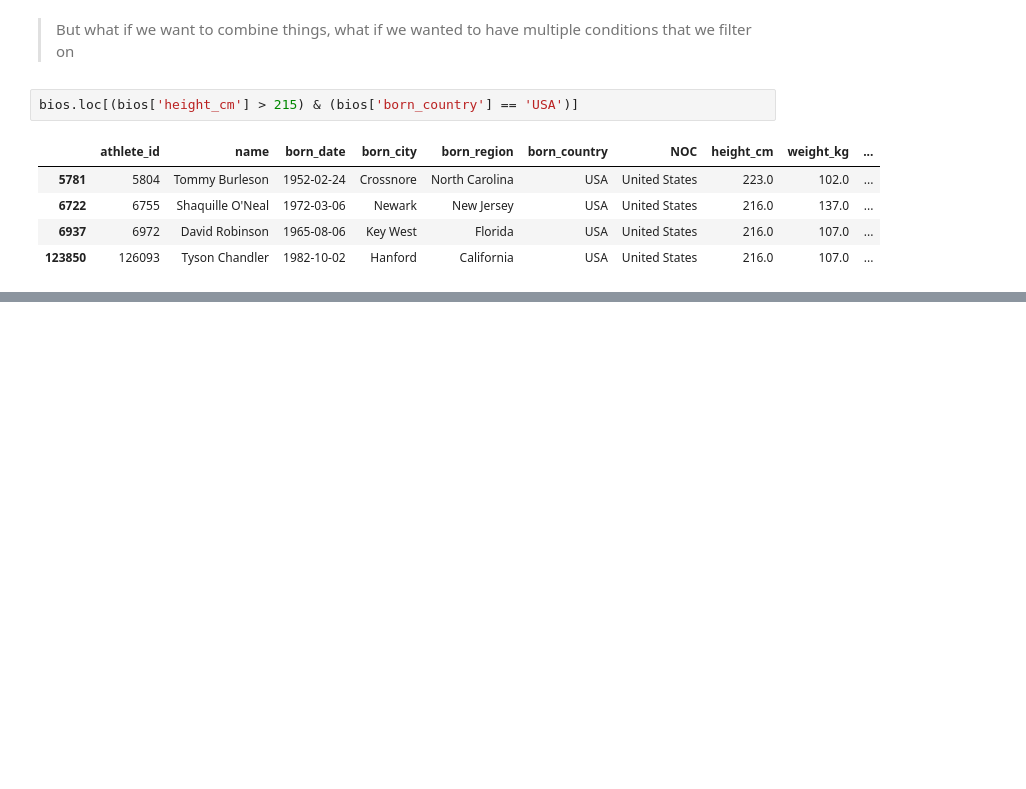
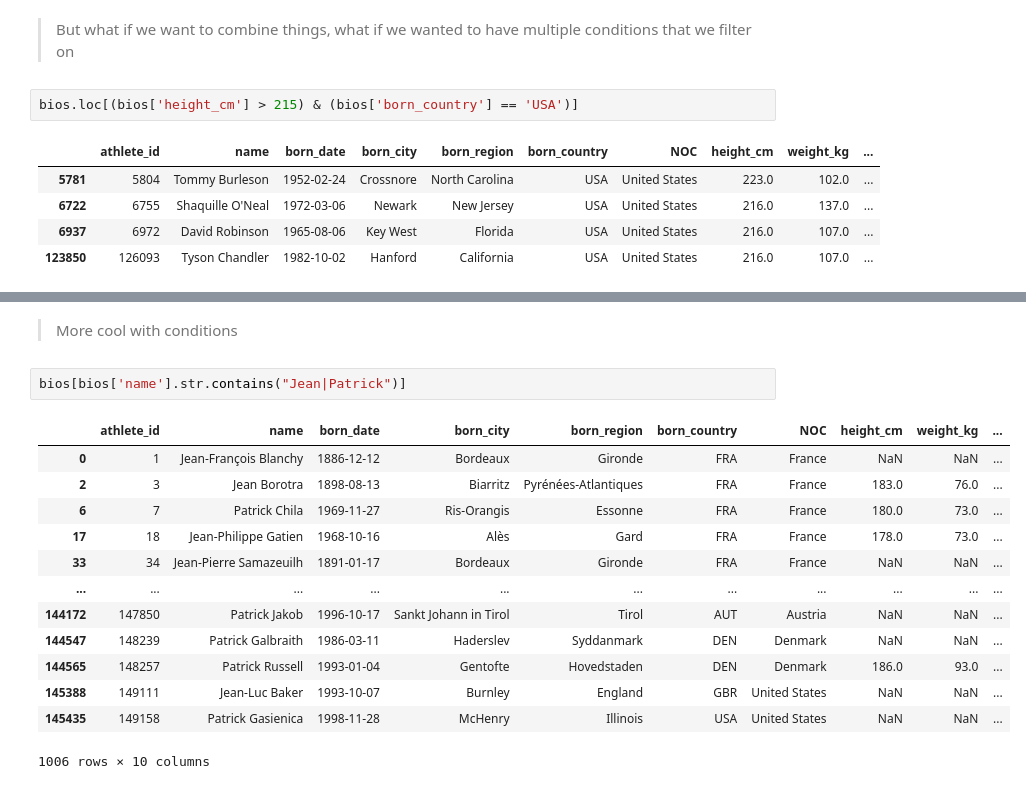
Before and after one commit to Cescito04/pandas-tutorial, a Jupyter notebook: tutorials/filtering-data.ipynb, the cells around one changed output, grey strips where cells are left out. Drawn from its saved outputs; the diff is of its cells as text; blank space fills up the shorter version.

```diff
--- a/tutorials/filtering-data.ipynb
+++ b/tutorials/filtering-data.ipynb
@@ -108,0 +133,18 @@ bios.loc[(bios['height_cm'] > 215) & (bios['born_country'] == 'USA')]
+# %% [markdown]
+> More cool with conditions
+# %%
+bios[bios['name'].str.contains("Jean|Patrick")]
+# %% [output]
+|  | athlete_id | name | born_date | born_city | born_region | born_country | NOC | height_cm | weight_kg | ... |
+| 0 | 1 | Jean-François Blanchy | 1886-12-12 | Bordeaux | Gironde | FRA | France | NaN | NaN | ... |
+| 2 | 3 | Jean Borotra | 1898-08-13 | Biarritz | Pyrénées-Atlantiques | FRA | France | 183.0 | 76.0 | ... |
+| 6 | 7 | Patrick Chila | 1969-11-27 | Ris-Orangis | Essonne | FRA | France | 180.0 | 73.0 | ... |
+| 17 | 18 | Jean-Philippe Gatien | 1968-10-16 | Alès | Gard | FRA | France | 178.0 | 73.0 | ... |
+| 33 | 34 | Jean-Pierre Samazeuilh | 1891-01-17 | Bordeaux | Gironde | FRA | France | NaN | NaN | ... |
+| ... | ... | ... | ... | ... | ... | ... | ... | ... | ... | ... |
+| 144172 | 147850 | Patrick Jakob | 1996-10-17 | Sankt Johann in Tirol | Tirol | AUT | Austria | NaN | NaN | ... |
+| 144547 | 148239 | Patrick Galbraith | 1986-03-11 | Haderslev | Syddanmark | DEN | Denmark | NaN | NaN | ... |
+| 144565 | 148257 | Patrick Russell | 1993-01-04 | Gentofte | Hovedstaden | DEN | Denmark | 186.0 | 93.0 | ... |
+| 145388 | 149111 | Jean-Luc Baker | 1993-10-07 | Burnley | England | GBR | United States | NaN | NaN | ... |
+| 145435 | 149158 | Patrick Gasienica | 1998-11-28 | McHenry | Illinois | USA | United States | NaN | NaN | ... |
+1006 rows × 10 columns
```
Also changed, not shown: parts of 6 cells of this notebook, 3 other files.
